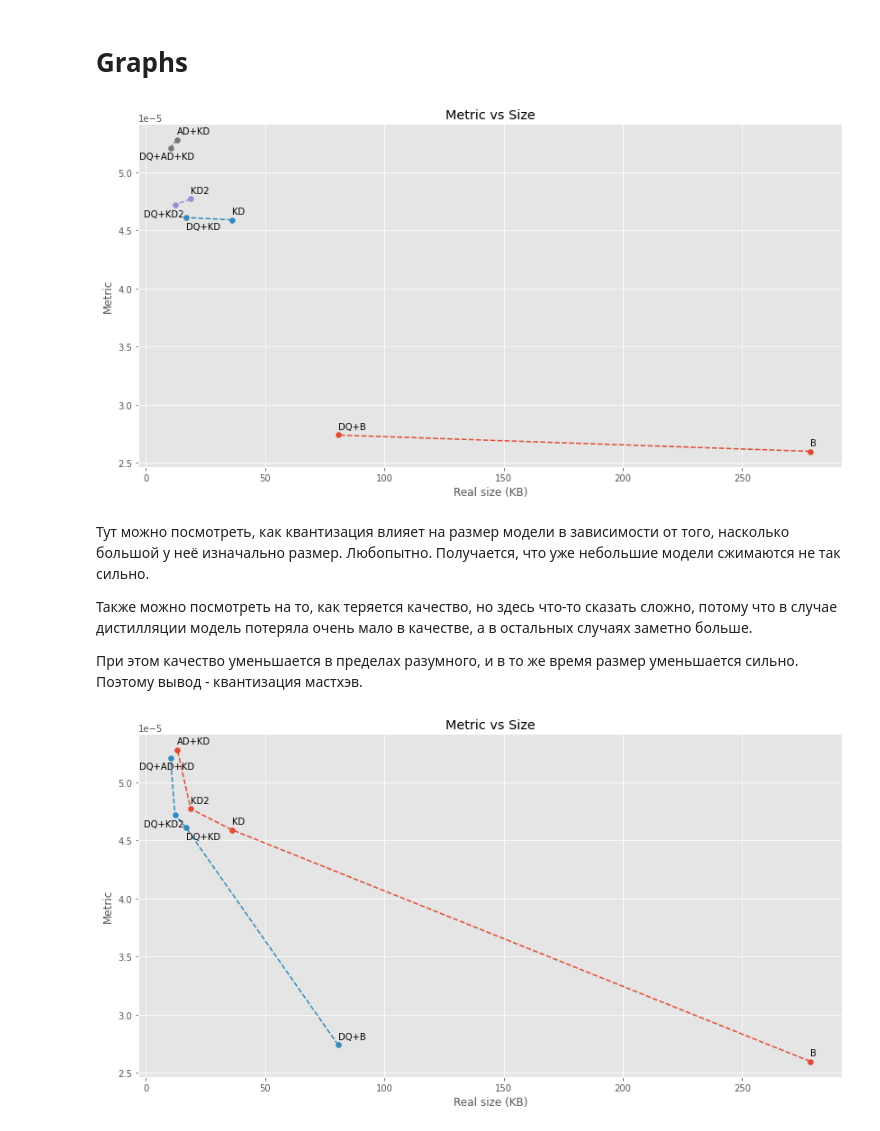
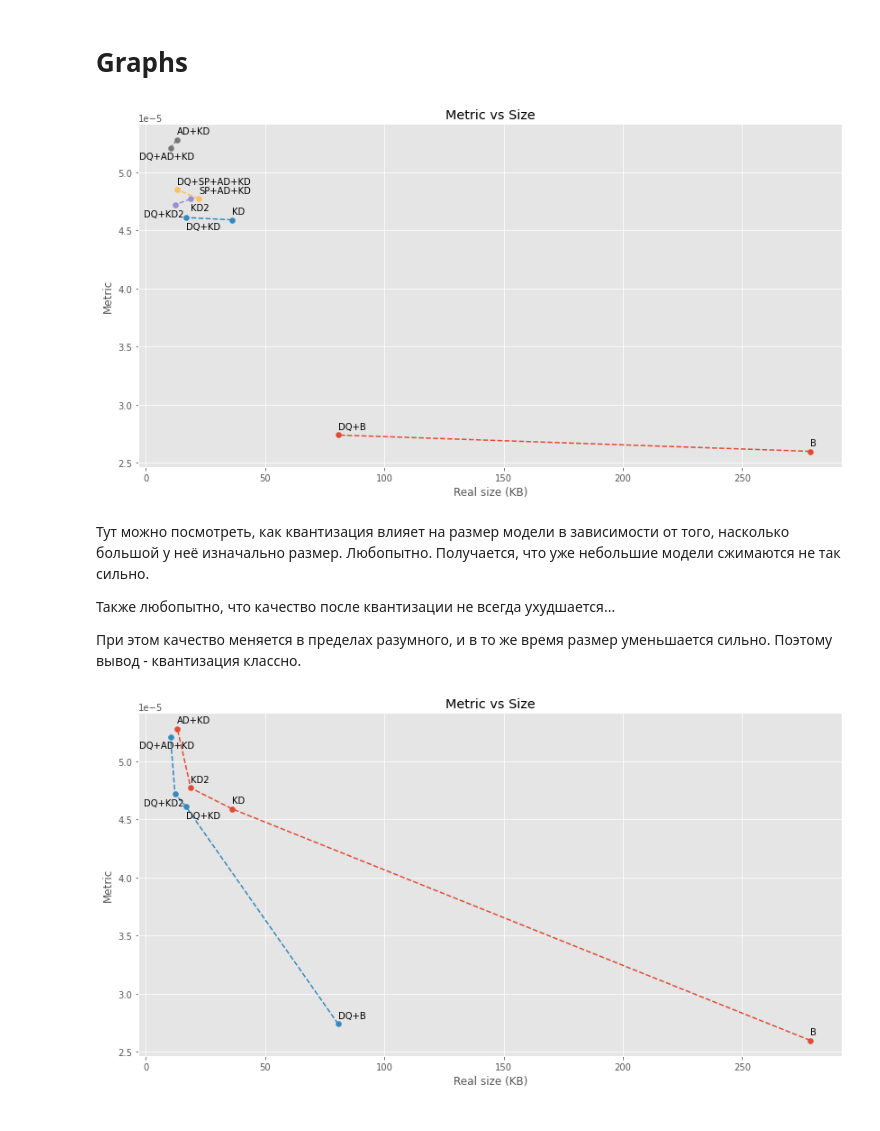
Before and after one commit to erasedwalt/kws-hw, a Jupyter notebook: kws.ipynb, the cells around one changed output. Cells and saved outputs as stored; diff of their text form; code cells hidden in the pictures.

```diff
--- a/kws.ipynb
+++ b/kws.ipynb
@@ -1147,7 +1174,8 @@ model_summaries['KD2'] = {
     'Parameters': 3915,
     'Theoretical size (KB)': 15.293,
     'Real size (KB)': 18.76,
-    'Metric': 0.0000477
+    'Metric': 0.0000477,
+    'Epochs': 175
 }
 # %%
 model_summaries
@@ -1411,7 +1439,8 @@ model_summaries['AD+KD'] = {
     'Parameters': 2445,
     'Theoretical size (KB)': 9.551,
     'Real size (KB)': 13.14,
-    'Metric': 0.0000528
+    'Metric': 0.0000528,
+    'Epochs': 117 # на глаз, если честно...
 }
 # %%
 model_summaries
@@ -1534,0 +1865,8 @@ model_summaries
+# %%
+model_summaries['SP+AD+KD'] = {
+    'MACs': 193420,
+    'Real size (KB)': 22.2,
+    'Parameters': 4893,
+    'Metric': 0.0000477,
+    'Epochs': 40
+}
@@ -1534,0 +1916,7 @@ model_summaries
+# %%
+model_summaries['DQ+SP+AD+KD'] = {
+    'MACs': 193420,
+    'Real size (KB)': 13.03,
+    'Parameters': 4893,
+    'Metric': 0.0000485
+}
@@ -1544,41 +1952,44 @@ def get_value(model_names, value_names):
     for model_name in model_names:
       value_list.append(model_summaries[model_name][value_name])
     result.append(value_list)
   return result
 
 value_names = ['Real size (KB)', 'Metric']
 
 pairs = [('B', 'DQ+B'),
          ('KD', 'DQ+KD'),
          ('KD2', 'DQ+KD2'),
-         ('AD+KD', 'DQ+AD+KD')]
+         ('AD+KD', 'DQ+AD+KD'),
+         ('SP+AD+KD', 'DQ+SP+AD+KD')]
 
 plt.figure(figsize=(14, 7))
 
 for pair in pairs:
   sizes, metrics = get_value(pair, value_names)
   plt.scatter(sizes, metrics)
   plt.plot(sizes, metrics, linestyle='dashed')
   for i in range(len(sizes)):
     if pair[i] in ['DQ+AD+KD', 'DQ+KD2']:
       plt.annotate(pair[i], (sizes[i] - 13, metrics[i] - 1e-6), fontsize=10)
     elif pair[i] == 'DQ+KD':
       plt.annotate(pair[i], (sizes[i], metrics[i] - 1e-6), fontsize=10)
+    elif pair[i] == 'KD2':
+      plt.annotate(pair[i], (sizes[i], metrics[i] - 1e-6), fontsize=10)
     else:
       plt.annotate(pair[i], (sizes[i], metrics[i] + 5e-7), fontsize=10)
 
 plt.xlabel('Real size (KB)')
 plt.ylabel('Metric')
 plt.title('Metric vs Size')
 plt.show()
 # %% [output]
-[figure, old version]
+[figure, new version]
 # %% [markdown]
 Тут можно посмотреть, как квантизация влияет на размер модели в зависимости от того, насколько большой у неё изначально размер. Любопытно. Получается, что уже небольшие модели сжимаются не так сильно.
 
-Также можно посмотреть на то, как теряется качество, но здесь что-то сказать сложно, потому что в случае дистилляции модель потеряла очень мало в качестве, а в остальных случаях заметно больше.
+Также любопытно, что качество после квантизации не всегда ухудшается...
 
-При этом качество уменьшается в пределах разумного, и в то же время размер уменьшается сильно. Поэтому вывод - квантизация мастхэв.
+При этом качество меняется в пределах разумного, и в то же время размер уменьшается сильно. Поэтому вывод - квантизация классно.
 # %%
 pairs = [('B', 'KD', 'KD2', 'AD+KD'),
          ('DQ+B', 'DQ+KD', 'DQ+KD2', 'DQ+AD+KD')]
```
Also changed, not shown: parts of 41 cells of this notebook, 2 other files.
